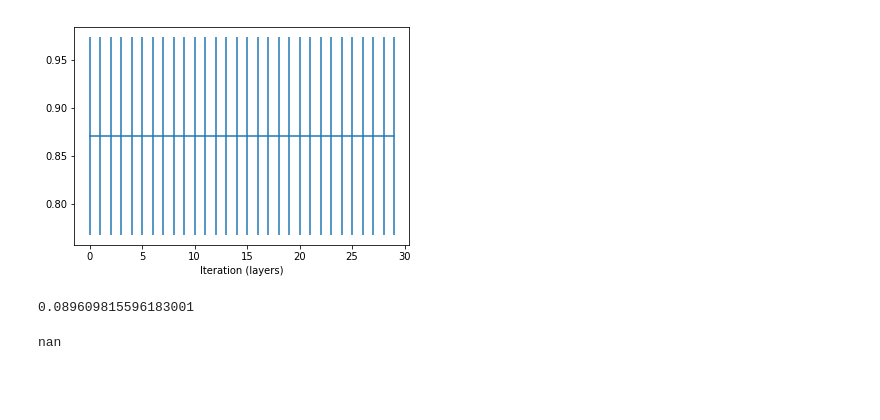
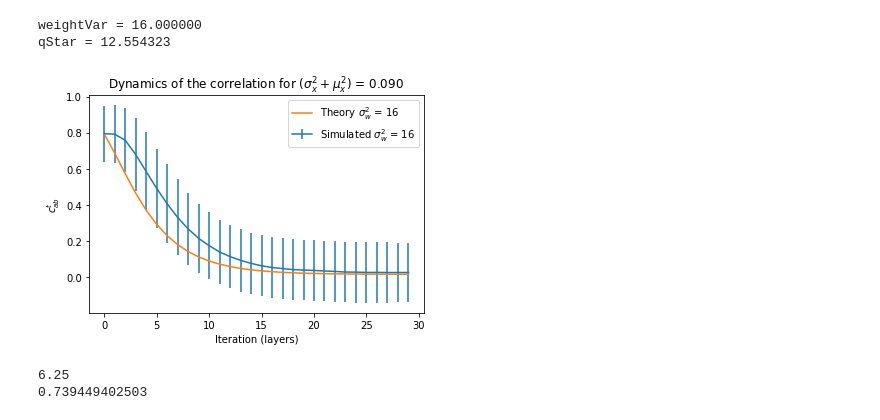
Before and after one commit to sarangmittal/DLRG, a Jupyter notebook: CorrelationDynamics.ipynb, the cells around one changed output. Saved outputs shown, nothing was run; the diff lists cells and outputs as text; code cells hidden in the pictures; blank space fills up the shorter version.

```diff
--- a/CorrelationDynamics.ipynb
+++ b/CorrelationDynamics.ipynb
@@ -74,0 +97,21 @@ qStar = 4.021943
+# %%
+weightStd = 1.3
+weightVar = weightStd**2
+biasVar = 0.05
+starting_corr = [0.2, 0.4, 0.6, 0.8]
+# # dataVar = [0, 0.5, 1.5, 2.5]
+dataVar = 0.089609815596183001
+# dataMean = 0.27285383514 # Calculated from data set
+# dataVar = 0
+dataMean = 0
+plt.figure(1)
+for el in starting_corr:
+    output = simulateCorr(weightVar, dataVar, dataMean, biasVar, 20, 60, el)
+    plt.plot(output, label=r'$\sigma_w^2$ = %.3g' % weightVar if el == 0.2 else '')
+    plt.xlabel("Iteration (timesteps)")
+    plt.ylabel(r'$c^t_{ab}$')
+    plt.title(r'Theoretical Dynamics of c with $(\sigma_x^2 + \mu_x^2)$ = %.3f' % (dataVar + dataMean**2))
+    print('Simulated fixed point = %g' % output[-1])
+    print('Calculated fixed point = %g' % fsolve(corrMap, 0.5, args=(weightVar, n_hidden, n_dim, dataVar, dataMean, biasVar)))
+plt.legend()
+plt.show()
@@ -93,12 +154,14 @@ traj = torch.FloatTensor(traj)
 hidden_features = 128
 n_dim = traj.size()[2]
 
-weight_var = 2.5**2/hidden_features
+weight_var = 4.0**2/hidden_features
 weight_std = np.sqrt(weight_var)
 weight_mean = 0.0
 bias_mean = 0.0
 bias_std = math.sqrt(0.05)
 
+dataVar = 0.089609815596183001
+dataMean = 0
 class RNN(nn.Module):
     def __init__(self, input_size, hidden_size, output_size):
         super(RNN, self).__init__()
@@ -128,10 +191,10 @@ def corrCoef(v1, v2):
 / np.sqrt(np.var(v1.data.numpy()[0]) * np.var(v2.data.numpy()[0]))
 
 correlation_all = []
-for j in (range(1000)):
+for j in (range(len(data))):
     # Get a random pair of inputs, and then propagate them through the encoder
-    index1 = random.randint(0, len(data))
-    index2 = random.randint(0, len(data))
+    index1 = random.randint(0, len(data) - 1)
+    index2 = random.randint(0, len(data) - 1)
     while index1 == index2:
         index2 = random.randint(0,len(data)) #Ensure different pairs
     input1 = data[index1]
@@ -142,7 +205,7 @@ for j in (range(1000)):
     encoderRNN = RNN(n_dim, hidden_features, n_dim)
     decoderRNN = RNN(n_dim, hidden_features, n_dim)
 
-    input_sequence_length = 9
+    input_sequence_length = 30
     correlation = []
     hidden1 = encoderRNN.initHidden()
     hidden2 = encoderRNN.initHidden()
@@ -153,44 +216,48 @@ for j in (range(1000)):
     encoderOutput2 = Variable(torch.zeros(input_sequence_length, 1, n_dim))
     decoderOutput2 = Variable(torch.zeros(output_sequence_length,1, n_dim))
 
     for i in range(input_sequence_length):
         encoderOutput1[i], hidden1, pre_a1 = encoderRNN(traj1[i], hidden1)
         encoderOutput2[i], hidden2, pre_a2 = encoderRNN(traj2[i], hidden2)
         correlation.append(corrCoef(pre_a1, pre_a2))
     for i in range(output_sequence_length):
         if (i == 0):
             dummyState = Variable(torch.zeros(1,n_dim))
             decoderOutput1[i], hidden1, pre_a1 = decoderRNN(dummyState, hidden1)
             decoderOutput2[i], hidden2, pre_a2 = decoderRNN(dummyState, hidden2)
             correlation.append(corrCoef(pre_a1, pre_a2))
         else:
             decoderOutput1[i], hidden1, pre_a1 = decoderRNN(dummyState, hidden1)
             decoderOutput2[i], hidden2, pre_a2 = decoderRNN(dummyState, hidden2)
             correlation.append(corrCoef(pre_a1, pre_a2))
     if j == 0:
         correlation_all = correlation
     else:
         correlation_all = np.vstack((correlation_all, correlation))
 
 corr_mean = []
 corr_std = []
 for i in range(traj1.size()[0]):
-    corr_mean.append(np.mean(correlation_all[:,1]))
-    corr_std.append(np.sqrt(np.var(correlation_all[:,1])))
+    corr_mean.append(np.mean(correlation_all[:,i]))
+    corr_std.append(np.sqrt(np.var(correlation_all[:,i])))
 
-plt.errorbar(range(traj.size()[0]) ,corr_mean, yerr=corr_std,  label=r'$\sigma_w^2$ = %g' % (weight_std**2))
+plt.errorbar(range(traj.size()[0]) ,corr_mean, yerr=corr_std,  label=r'Simulated $\sigma_w^2$ = %g' % (weight_std**2 * hidden_features))
+
+output = simulateCorr(weight_var*hidden_features, dataVar, dataMean, bias_std**2, 15, 30, corr_mean[0])
+plt.plot(range(traj.size()[0]), output, label=r'Theory $\sigma_w^2$ = %.3g' % (weight_var*hidden_features))
 
 plt.xlabel("Iteration (layers)")
+plt.ylabel(r'$c^t_{ab}$')
+plt.title(r'Dynamics of the correlation for $(\sigma_x^2 + \mu_x^2)$ = %.3f' % (dataVar + dataMean**2))
+plt.legend()
 plt.show()
 # %% [output]
+weightVar = 16.000000
+qStar = 12.554323
-[figure, old version]
+[figure, new version]
-# %%
-np.var(data)
-# %% [output]
-0.089609815596183001
-# %%
-h1 = encoderRNN.initHidden()
-h2 = encoderRNN.initHidden()
-corrCoef(h1,h2)
-# %% [output]
-nan
+# %%
+print(weight_var *hidden_features)
+print(output[1])
+# %% [output]
+6.25
+0.739449402503
```
Also changed, not shown: parts of 5 cells of this notebook, 6 other files.
